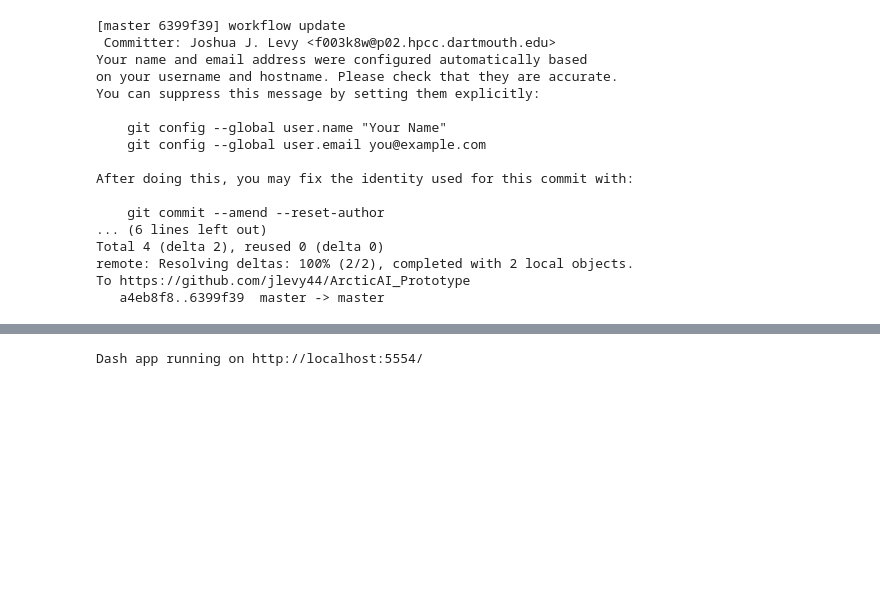
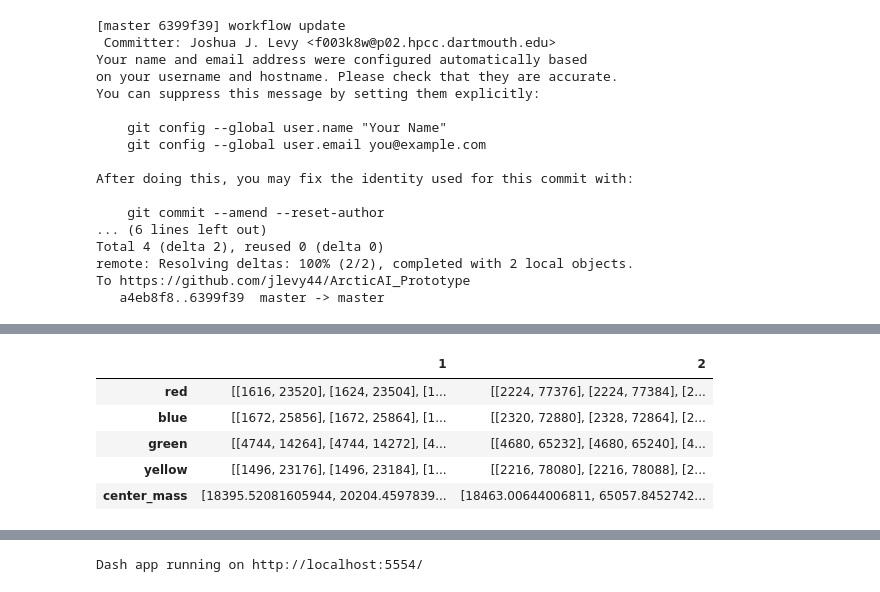
Before and after one commit to jlevy44/ArcticAI, a Jupyter notebook: workflow/0_workflow_components_practice.ipynb, the cells around one changed output, grey strips where cells are left out. Saved outputs shown, nothing was run; the diff lists cells and outputs as text; code cells hidden in the pictures; blank space fills up the shorter version.

```diff
--- a/workflow/0_workflow_components_practice.ipynb
+++ b/workflow/0_workflow_components_practice.ipynb
@@ -558,3 +570,15 @@ def dump_results(patient="163_A1",scheme="2/1"):
+# %%
+import pandas as pd
+inks=pd.read_pickle("detected_inks/163_A1a.pkl")
+# %%
+inks
+# %% [output]
+|  | 1 | 2 |
+| red | [[1616, 23520], [1624, 23504], [1... | [[2224, 77376], [2224, 77384], [2... |
+| blue | [[1672, 25856], [1672, 25864], [1... | [[2320, 72880], [2328, 72864], [2... |
+| green | [[4744, 14264], [4744, 14272], [4... | [[4680, 65232], [4680, 65240], [4... |
+| yellow | [[1496, 23176], [1496, 23184], [1... | [[2216, 78080], [2216, 78088], [2... |
+| center_mass | [18395.52081605944, 20204.4597839... | [18463.00644006811, 65057.8452742... |
 # %%
 import pandas as pd, numpy as np
 from scipy.ndimage import label as scilabel
```
Also changed, not shown: parts of 14 cells of this notebook, 1 other file.
